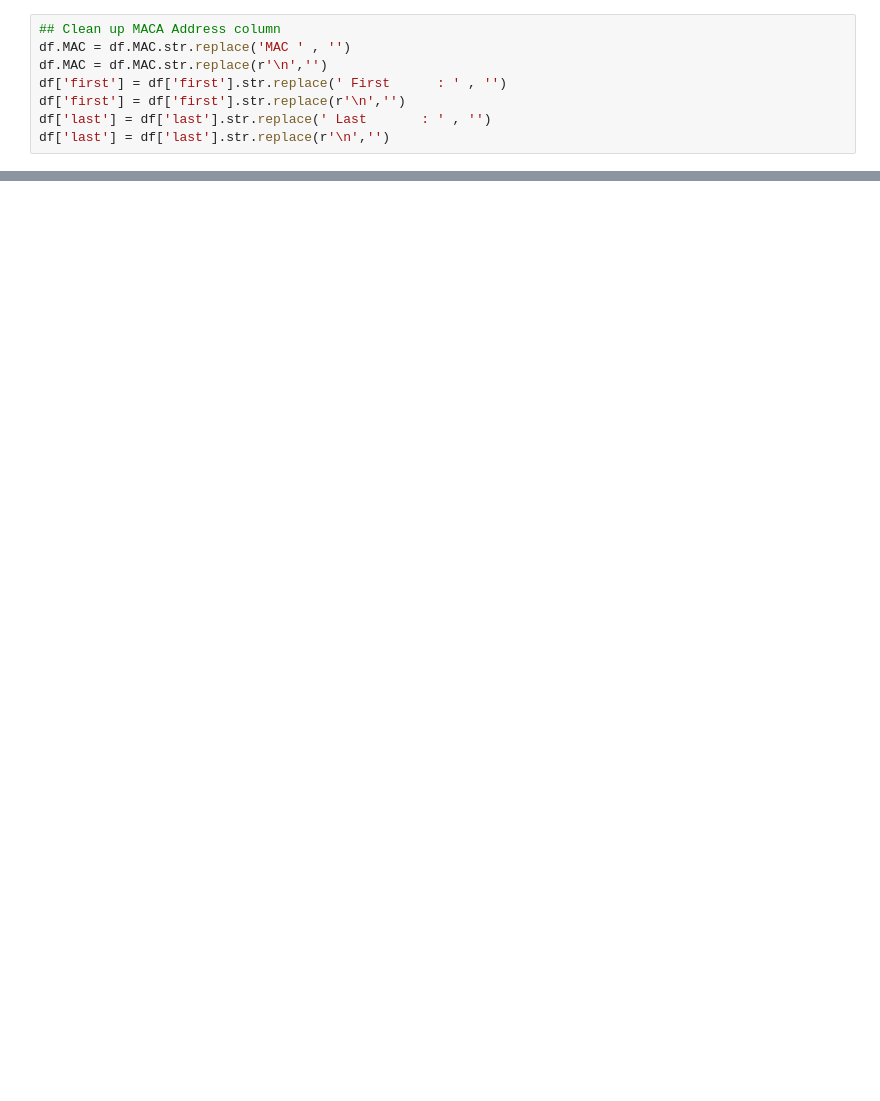
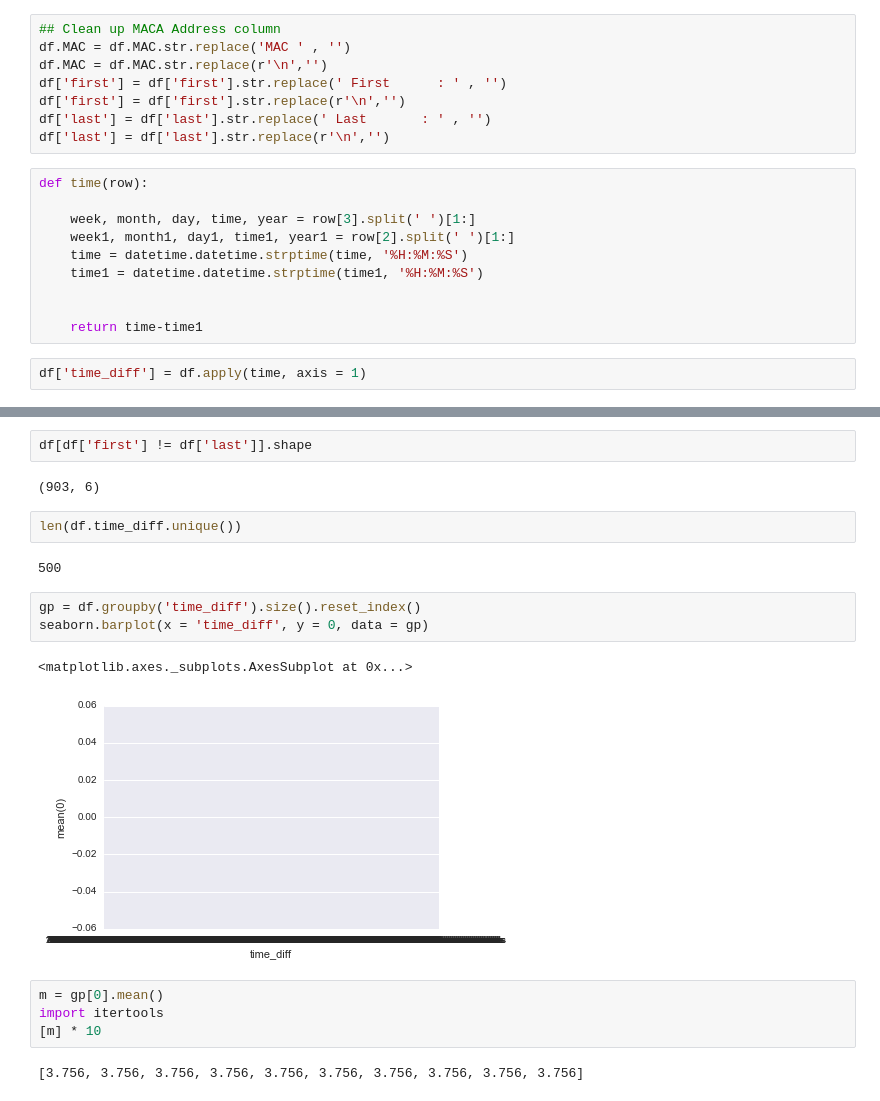
Before and after one commit to clairehxq/Urban_Sensing_PiParkFi, a Jupyter notebook: clients.ipynb, the cells around one changed output, grey strips where cells are left out. Cells and saved outputs as stored; diff of their text form; blank space fills up the shorter version.

```diff
--- a/clients.ipynb
+++ b/clients.ipynb
@@ -47,6 +98,18 @@ df['first'] = df['first'].str.replace(' First      : ' , '')
 df['first'] = df['first'].str.replace(r'\n','')
 df['last'] = df['last'].str.replace(' Last       : ' , '')
 df['last'] = df['last'].str.replace(r'\n','')
+# %%
+def time(row):
+
+    week, month, day, time, year = row[3].split(' ')[1:]
+    week1, month1, day1, time1, year1 = row[2].split(' ')[1:]
+    time = datetime.datetime.strptime(time, '%H:%M:%S')
+    time1 = datetime.datetime.strptime(time1, '%H:%M:%S')
+
+
+    return time-time1
+# %%
+df['time_diff'] = df.apply(time, axis = 1)
 # %%
 df.MAC.head()
 # %% [output]
@@ -105 +168,21 @@ df.MAC.value_counts()
 Name: MAC, dtype: int64
+# %%
+df[df['first'] != df['last']].shape
+# %% [output]
+(903, 6)
+# %%
+len(df.time_diff.unique())
+# %% [output]
+500
+# %%
+gp = df.groupby('time_diff').size().reset_index()
+seaborn.barplot(x = 'time_diff', y = 0, data = gp)
+# %% [output]
+<matplotlib.axes._subplots.AxesSubplot at 0x...>
+[figure, added]
+# %%
+m = gp[0].mean()
+import itertools
+[m] * 10
+# %% [output]
+[3.756, 3.756, 3.756, 3.756, 3.756, 3.756, 3.756, 3.756, 3.756, 3.756]
```
Also changed, not shown: parts of 18 cells of this notebook, 2 other files.
